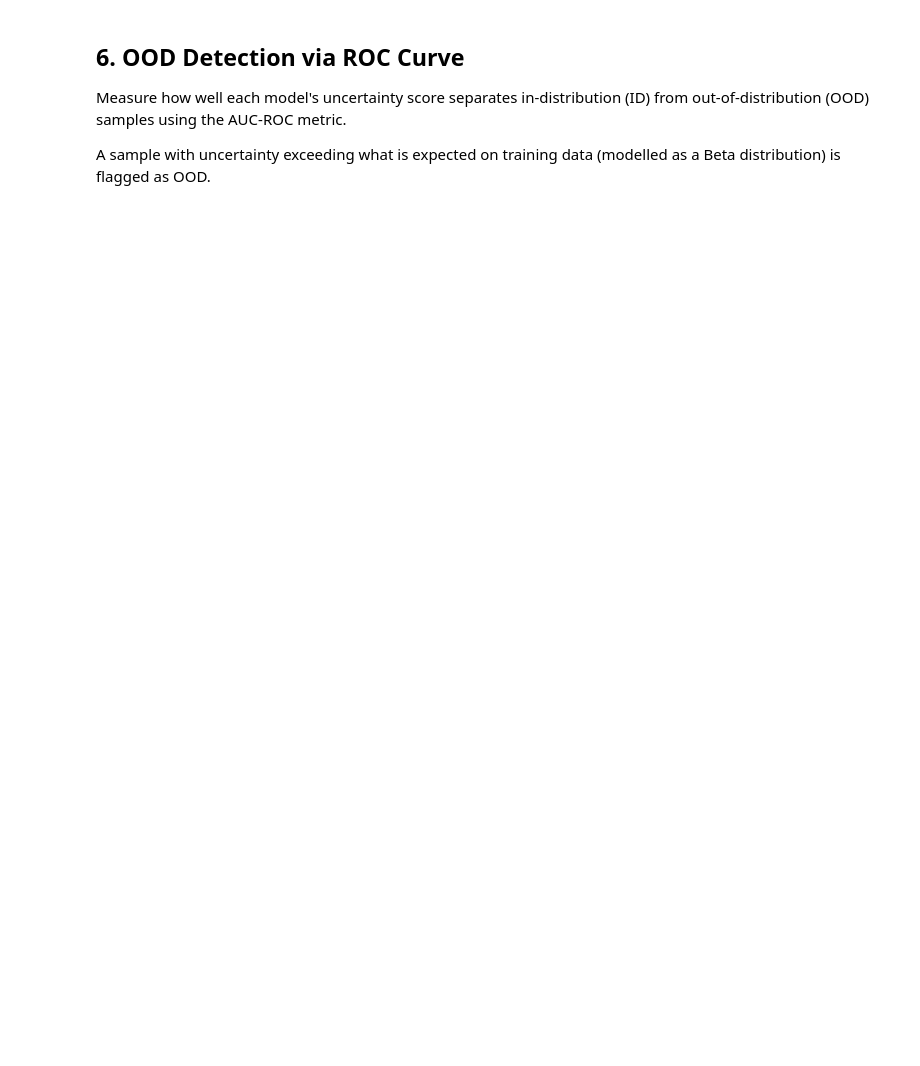
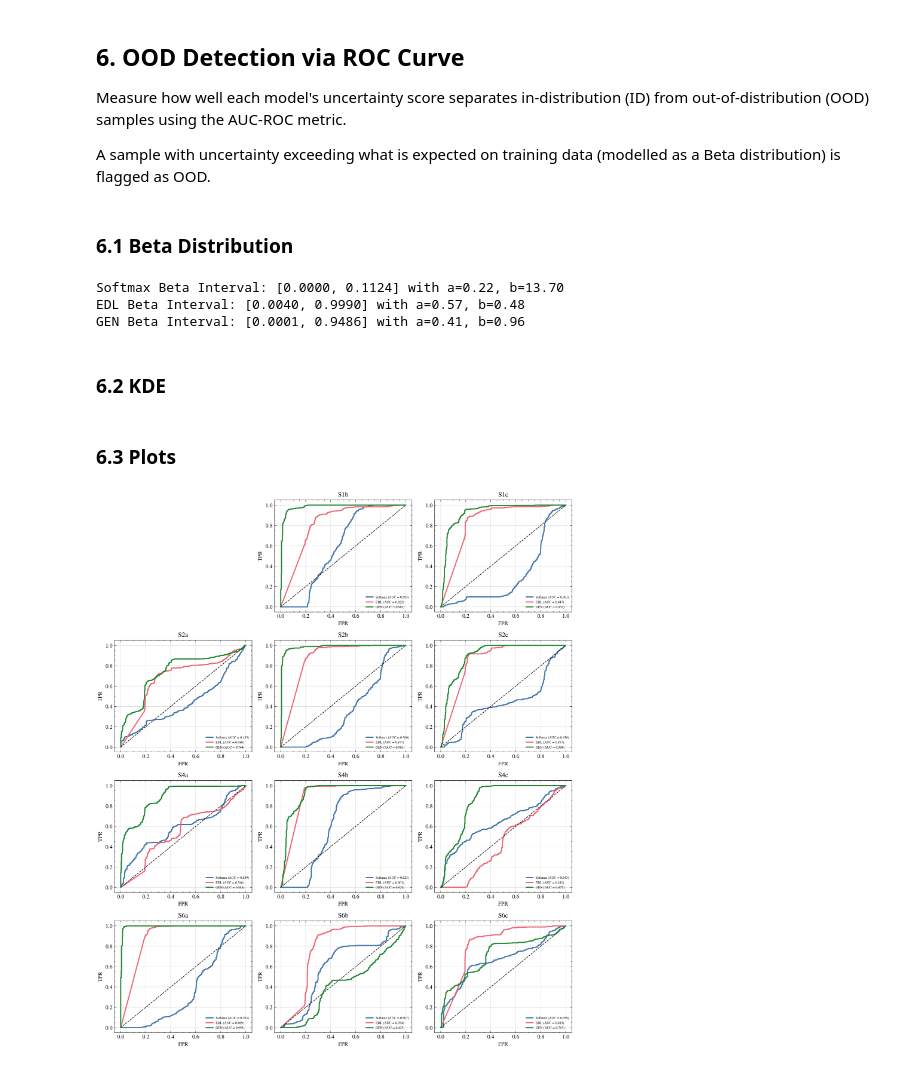
Before and after one commit to LucaCtt/csi-vae, a Jupyter notebook: notebooks/edl.ipynb, the cells around one changed output. Drawn from its saved outputs; the diff is of its cells as text; code cells hidden in the pictures; blank space fills up the shorter version.

```diff
--- a/notebooks/edl.ipynb
+++ b/notebooks/edl.ipynb
@@ -255,4 +249,6 @@ plt.show()
 Measure how well each model's uncertainty score separates in-distribution (ID) from out-of-distribution (OOD) samples using the AUC-ROC metric.
 
 A sample with uncertainty exceeding what is expected on training data (modelled as a Beta distribution) is flagged as OOD.
+# %% [markdown]
+### 6.1 Beta Distribution
 # %%
@@ -302,14 +299,20 @@ def beta_interval(
     a, b, _, _ = beta_dist.fit(uncertainties, floc=0, fscale=1)
     lower, upper = beta_dist.interval(interval, a, b)
     return lower, upper, float(a), float(b)  # pyright: ignore[reportArgumentType]
-# %%
-models = {
-    "Softmax": (wi_har_model, _softmax_inference),
-    "EDL": (edl_model, edl_inference),
-    "GEN": (gen_model, gen_inference),
-}
-
-for name, (model, inference_fn) in models.items():
-    lower, upper, a, b = beta_interval(model, inference_fn, train_dl)
-    print(f"{name} Beta Interval: [{lower:.4f}, {upper:.4f}] with a={a:.2f}, b={b:.2f}")
+# %%
+models = [
+    ("Softmax", wi_har_model, _softmax_inference),
+    ("EDL", edl_model, edl_inference),
+    ("GEN", gen_model, gen_inference),
+]
+
+for (model_name, model, inference_fn) in models:
+    lower, upper, a, b = beta_interval(model, inference_fn, train_dl, DEVICE)
+    print(f"{model_name} Beta Interval: [{lower:.4f}, {upper:.4f}] with a={a:.2f}, b={b:.2f}")
+# %% [output]
+Softmax Beta Interval: [0.0000, 0.1124] with a=0.22, b=13.70
+EDL Beta Interval: [0.0040, 0.9990] with a=0.57, b=0.48
+GEN Beta Interval: [0.0001, 0.9486] with a=0.41, b=0.96
+# %% [markdown]
+### 6.2 KDE
 # %%
@@ -362,2 +364,4 @@ def kde_fit(
     return kde, threshold
+# %% [markdown]
+### 6.3 Plots
 # %%
@@ -439,0 +443,39 @@ plot_ood_detection_roc(
+# %%
+models = [
+    ("Softmax", wi_har_model, _softmax_inference),
+    ("EDL", edl_model, edl_inference),
+    ("GEN", gen_model, gen_inference),
+]
+
+n = len(OOD_DATASETS)
+ncols = 3
+nrows = (n + ncols - 1) // ncols
+
+_, axes = plt.subplots(nrows, ncols, figsize=(ncols * 4, nrows * 3.5))
+axes = axes.flatten()
+
+ood_datasets = [(ds.stem, get_ood_dl(ds)) for ds in OOD_DATASETS]
+
+for model_name, model, inference_fn in models:
+    kde, _ = kde_fit(model, inference_fn, train_dl, DEVICE)
+
+    for idx, ood_dataset in enumerate(ood_datasets, start=1):
+        ood_name = ood_dataset[0]
+        ax = axes[idx]
+        fpr, tpr, roc_auc = compute_ood_roc(model, inference_fn, kde, test_dl, ood_dataset[1], DEVICE)
+
+        ax.plot(fpr, tpr, lw=2, label=f"{model_name} (AUC = {roc_auc:.3f})")
+        ax.plot([0, 1], [0, 1], color="k", linestyle="--", alpha=0.5)
+        ax.set_title(ood_name)
+        ax.set_xlabel("FPR")
+        ax.set_ylabel("TPR")
+        ax.legend(loc="lower right", fontsize=6)
+        ax.grid(True, alpha=0.5)
+
+axes[0].set_visible(False)  # Hide the first subplot (no dataset)
+
+plt.tight_layout()
+plt.savefig(PLOTS_DIR / "edl_roc_grid.pdf")
+plt.show()
+# %% [output]
+[figure, added]
```
Also changed, not shown: parts of 10 cells of this notebook, 4 other files.
